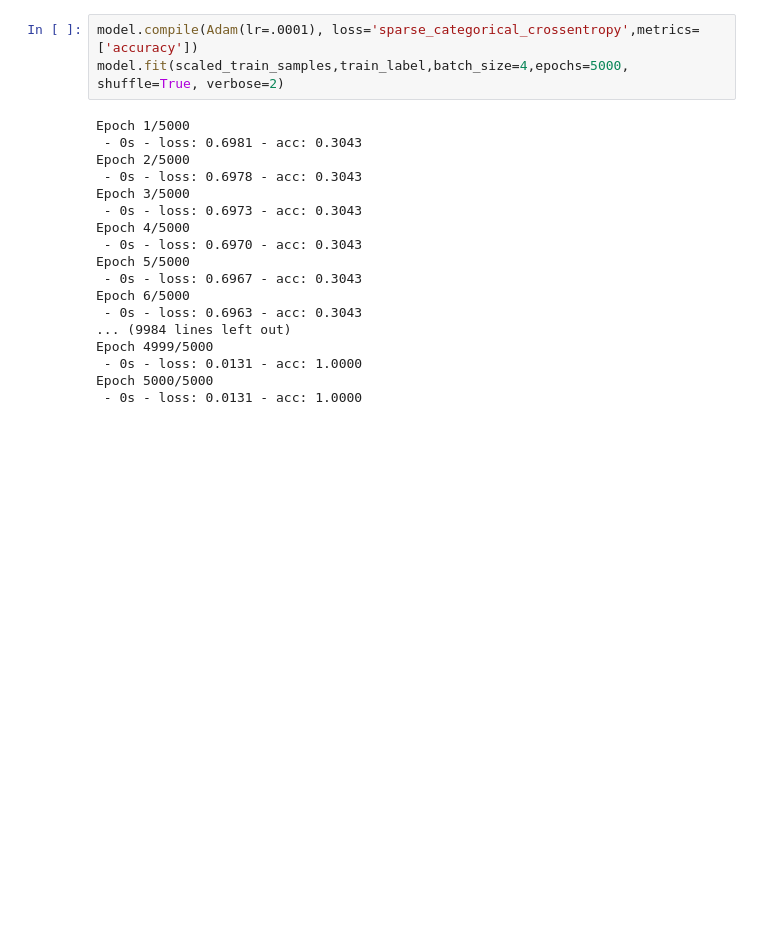
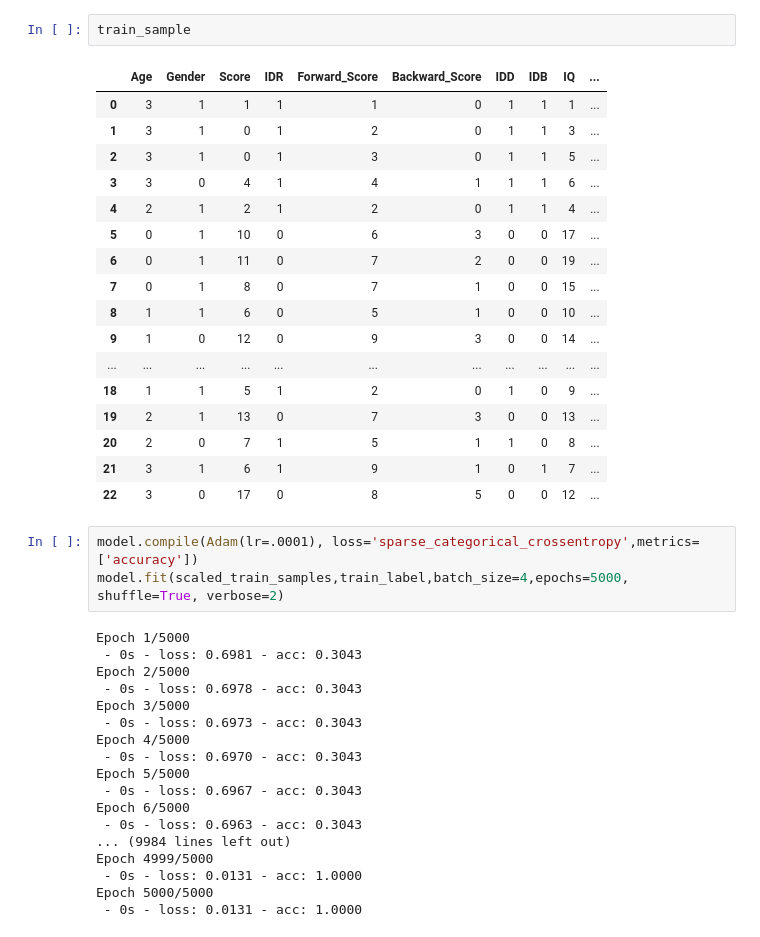
Before and after one commit to AdishRao/Intellectual_disability, a Jupyter notebook: Untitled4.ipynb, the cells around one changed output. Saved outputs shown, nothing was run; the diff lists cells and outputs as text; blank space fills up the shorter version.

```diff
--- a/Untitled4.ipynb
+++ b/Untitled4.ipynb
@@ -31,3 +33,23 @@ model = Sequential([
+# %%
+train_sample
+# %% [output]
+|  | Age | Gender | Score | IDR | Forward_Score | Backward_Score | IDD | IDB | IQ | ... |
+| 0 | 3 | 1 | 1 | 1 | 1 | 0 | 1 | 1 | 1 | ... |
+| 1 | 3 | 1 | 0 | 1 | 2 | 0 | 1 | 1 | 3 | ... |
+| 2 | 3 | 1 | 0 | 1 | 3 | 0 | 1 | 1 | 5 | ... |
+| 3 | 3 | 0 | 4 | 1 | 4 | 1 | 1 | 1 | 6 | ... |
+| 4 | 2 | 1 | 2 | 1 | 2 | 0 | 1 | 1 | 4 | ... |
+| 5 | 0 | 1 | 10 | 0 | 6 | 3 | 0 | 0 | 17 | ... |
+| 6 | 0 | 1 | 11 | 0 | 7 | 2 | 0 | 0 | 19 | ... |
+| 7 | 0 | 1 | 8 | 0 | 7 | 1 | 0 | 0 | 15 | ... |
+| 8 | 1 | 1 | 6 | 0 | 5 | 1 | 0 | 0 | 10 | ... |
+| 9 | 1 | 0 | 12 | 0 | 9 | 3 | 0 | 0 | 14 | ... |
+| ... | ... | ... | ... | ... | ... | ... | ... | ... | ... | ... |
+| 18 | 1 | 1 | 5 | 1 | 2 | 0 | 1 | 0 | 9 | ... |
+| 19 | 2 | 1 | 13 | 0 | 7 | 3 | 0 | 0 | 13 | ... |
+| 20 | 2 | 0 | 7 | 1 | 5 | 1 | 1 | 0 | 8 | ... |
+| 21 | 3 | 1 | 6 | 1 | 9 | 1 | 0 | 1 | 7 | ... |
+| 22 | 3 | 0 | 17 | 0 | 8 | 5 | 0 | 0 | 12 | ... |
 # %%
 model.compile(Adam(lr=.0001), loss='sparse_categorical_crossentropy',metrics=['accuracy'])
 model.fit(scaled_train_samples,train_label,batch_size=4,epochs=5000, shuffle=True, verbose=2)
```
Also changed, not shown: parts of 1 cell of this notebook, 4 other files.
